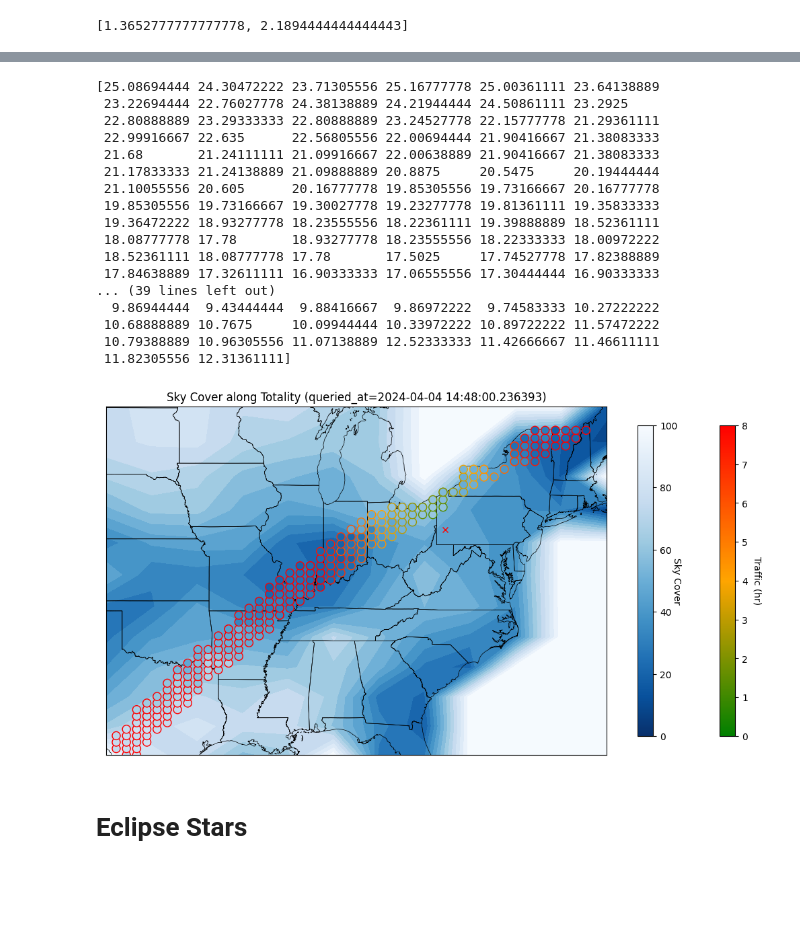
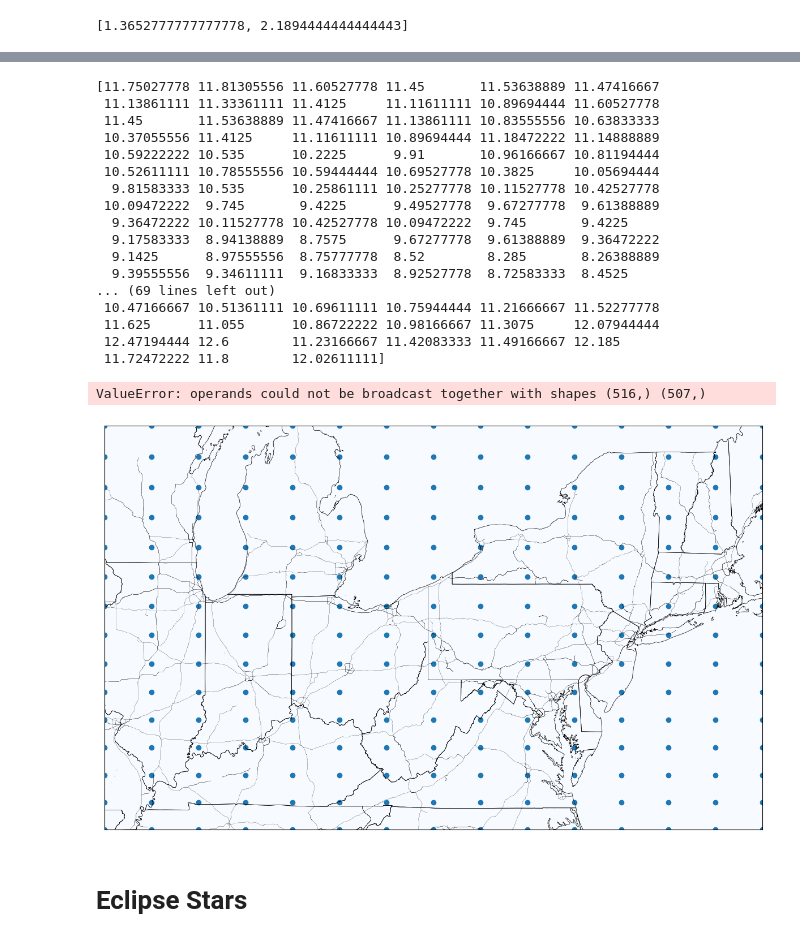
Before and after one commit to mattlangford/astropy-playground, a Jupyter notebook: astro.ipynb, the cells around one changed output, grey strips where cells are left out. Saved outputs shown, nothing was run; the diff lists cells and outputs as text; code cells hidden in the pictures; blank space fills up the shorter version.

```diff
--- a/astro.ipynb
+++ b/astro.ipynb
@@ -203,8 +203,9 @@ get_travel_times(lat0, lon0, [[lat1, lon1], [lat2, lon2]], datetime.now())
 from datetime import datetime, timezone
 
 center_time = astropy.time.Time("2024-04-08 19:01:00")
-lat_min, lon_min = 29, -101
-lat_max, lon_max = 46, -70
+
+lat_min, lon_min = 36.0, -90.7
+lat_max, lon_max = 45.6, -70.0
 lat_center = lat_min + (lat_max - lat_min) / 2.0
 lon_center = lon_min + (lon_max - lon_min) / 2.0
 
@@ -241,7 +242,7 @@ plt.show()
 # Query weather across the map
 import time
 
-points = 12
+points = 15
 cloud_lats = np.linspace(lat_min, lat_max, points)
 cloud_lons = np.linspace(lon_min, lon_max, points)
 cloud_lat, cloud_lon = np.meshgrid(cloud_lats, cloud_lons)
@@ -298,23 +299,23 @@ center_traffic = get_travel_times(pit_lat, pit_lon, centers, datetime.now())
 center_traffic = np.array(center_traffic)
 print(center_traffic)
 # %% [output]
-[25.08694444 24.30472222 23.71305556 25.16777778 25.00361111 23.64138889
- 23.22694444 22.76027778 24.38138889 24.21944444 24.50861111 23.2925
- 22.80888889 23.29333333 22.80888889 23.24527778 22.15777778 21.29361111
- 22.99916667 22.635      22.56805556 22.00694444 21.90416667 21.38083333
- 21.68       21.24111111 21.09916667 22.00638889 21.90416667 21.38083333
- 21.17833333 21.24138889 21.09888889 20.8875     20.5475     20.19444444
- 21.10055556 20.605      20.16777778 19.85305556 19.73166667 20.16777778
- 19.85305556 19.73166667 19.30027778 19.23277778 19.81361111 19.35833333
- 19.36472222 18.93277778 18.23555556 18.22361111 19.39888889 18.52361111
- 18.08777778 17.78       18.93277778 18.23555556 18.22333333 18.00972222
- 18.52361111 18.08777778 17.78       17.5025     17.74527778 17.82388889
- 17.84638889 17.32611111 16.90333333 17.06555556 17.30444444 16.90333333
-... (39 lines left out)
-  9.86944444  9.43444444  9.88416667  9.86972222  9.74583333 10.27222222
- 10.68888889 10.7675     10.09944444 10.33972222 10.89722222 11.57472222
- 10.79388889 10.96305556 11.07138889 12.52333333 11.42666667 11.46611111
- 11.82305556 12.31361111]
+[11.75027778 11.81305556 11.60527778 11.45       11.53638889 11.47416667
+ 11.13861111 11.33361111 11.4125     11.11611111 10.89694444 11.60527778
+ 11.45       11.53638889 11.47416667 11.13861111 10.83555556 10.63833333
+ 10.37055556 11.4125     11.11611111 10.89694444 11.18472222 11.14888889
+ 10.59222222 10.535      10.2225      9.91       10.96166667 10.81194444
+ 10.52611111 10.78555556 10.59444444 10.69527778 10.3825     10.05694444
+  9.81583333 10.535      10.25861111 10.25277778 10.11527778 10.42527778
+ 10.09472222  9.745       9.4225      9.49527778  9.67277778  9.61388889
+  9.36472222 10.11527778 10.42527778 10.09472222  9.745       9.4225
+  9.17583333  8.94138889  8.7575      9.67277778  9.61388889  9.36472222
+  9.1425      8.97555556  8.75777778  8.52        8.285       8.26388889
+  9.39555556  9.34611111  9.16833333  8.92527778  8.72583333  8.4525
+... (69 lines left out)
+ 10.47166667 10.51361111 10.69611111 10.75944444 11.21666667 11.52277778
+ 11.625      11.055      10.86722222 10.98166667 11.3075     12.07944444
+ 12.47194444 12.6        11.23166667 11.42083333 11.49166667 12.185
+ 11.72472222 11.8        12.02611111]
 # %%
 # Plot the map, eclipse points, and weather
 
@@ -322,36 +323,39 @@ from mpl_toolkits.basemap import Basemap
 import matplotlib
 
 plt.figure(figsize=(15, 15))
+
 # Lambert Conformal map of lower 48 states.
 m = Basemap(llcrnrlon=lon_min, llcrnrlat=lat_min, urcrnrlon=lon_max, urcrnrlat=lat_max,
             lat_0=lat_center, lon_0=lon_center, projection='merc')
 
 m.readshapefile('assets/cb_2018_us_state_500k/cb_2018_us_state_500k', 'states', drawbounds=True)
 m.readshapefile('assets/tl_2017_us_primaryroads/tl_2017_us_primaryroads', 'roads', drawbounds=True, linewidth=0.1)
 
 y, x = m(cloud_lon, cloud_lat)
 plt.contourf(y, x, cover, 15, cmap='Blues_r', vmin=0, vmax=100)
+plt.scatter(y, x)
 
 y, x = m(centers[:, 1], centers[:, 0])
 mask = np.logical_and(center_covers < 100, center_traffic > 0)
 green_red = matplotlib.colors.LinearSegmentedColormap.from_list('gr',["g", "orange", "r"], N=256)
 max_hours = 8.0
 edge_colors = green_red(center_traffic[mask] / max_hours)
 plt.scatter(y[mask], x[mask], c=center_covers[mask], s=75, cmap='Blues_r', vmin=0, vmax=100, edgecolors=edge_colors, linewidth=1.0, zorder=2)
 
-cbar = plt.colorbar(matplotlib.cm.ScalarMappable(norm=matplotlib.colors.Normalize(vmin=0, vmax=max_hours), cmap=green_red), shrink=0.4, anchor=(-0.5, 0.5))
+cbar = plt.colorbar(matplotlib.cm.ScalarMappable(norm=matplotlib.colors.Normalize(vmin=0, vmax=max_hours), cmap=green_red), shrink=0.4, anchor=(-0.8, 0.5))
 cbar.set_label('Traffic (hr)', rotation=270, labelpad=15)
 cbar = plt.colorbar(shrink=0.4)
 cbar.set_label('Sky Cover', rotation=270)
 
 y, x = m(pit_lon, pit_lat)
 plt.plot(y, x, 'x', c='r')
 
 plt.title(f"Sky Cover along Totality (queried_at={weather_time})")
 
 plt.show()
 # %% [output]
+ValueError: operands could not be broadcast together with shapes (516,) (507,)
-[figure, old version]
+[figure, new version]
 # %% [markdown]
 # Eclipse Stars
 # %%
```
Also changed, not shown: parts of 2 cells of this notebook, 1 other file.
